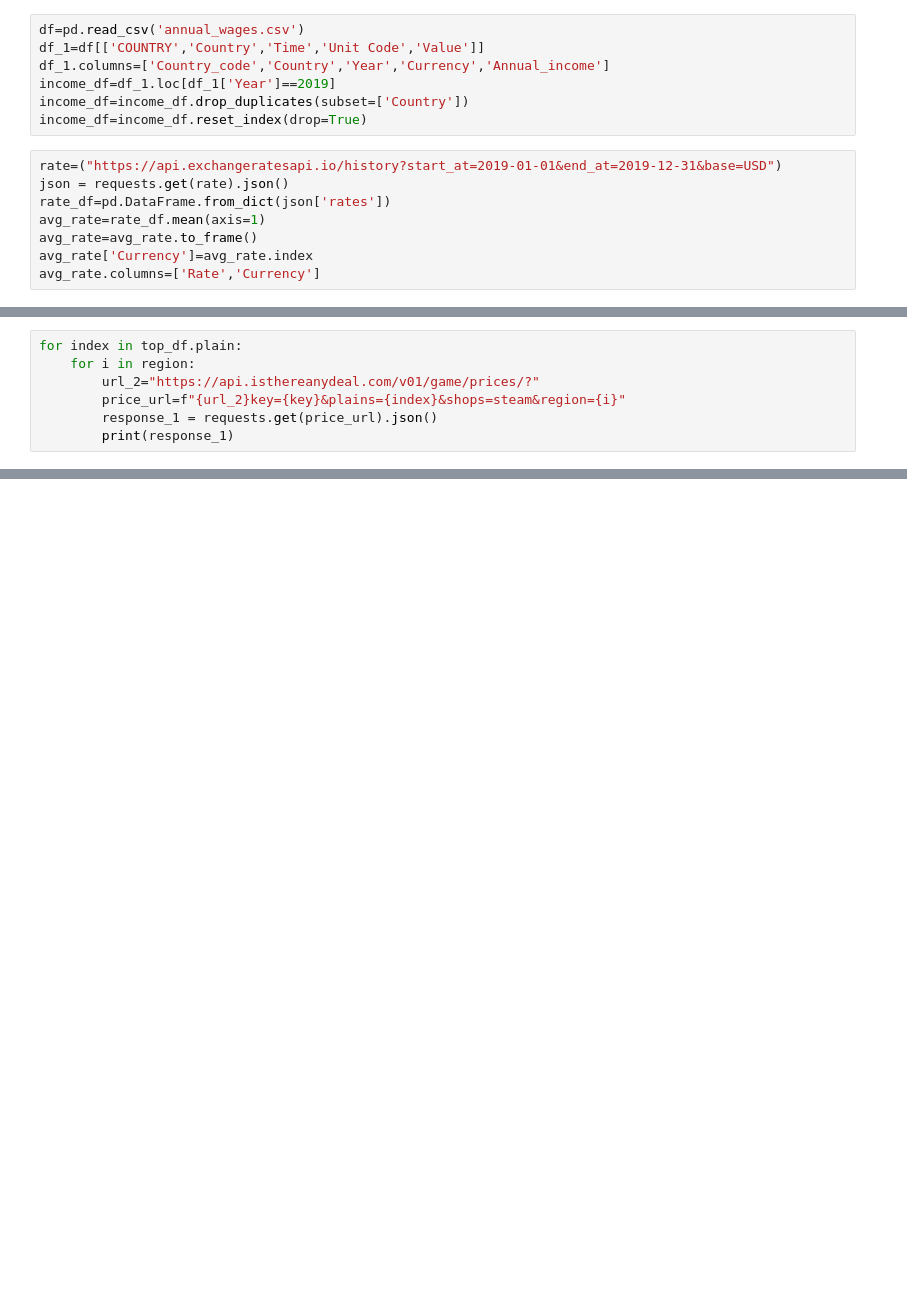
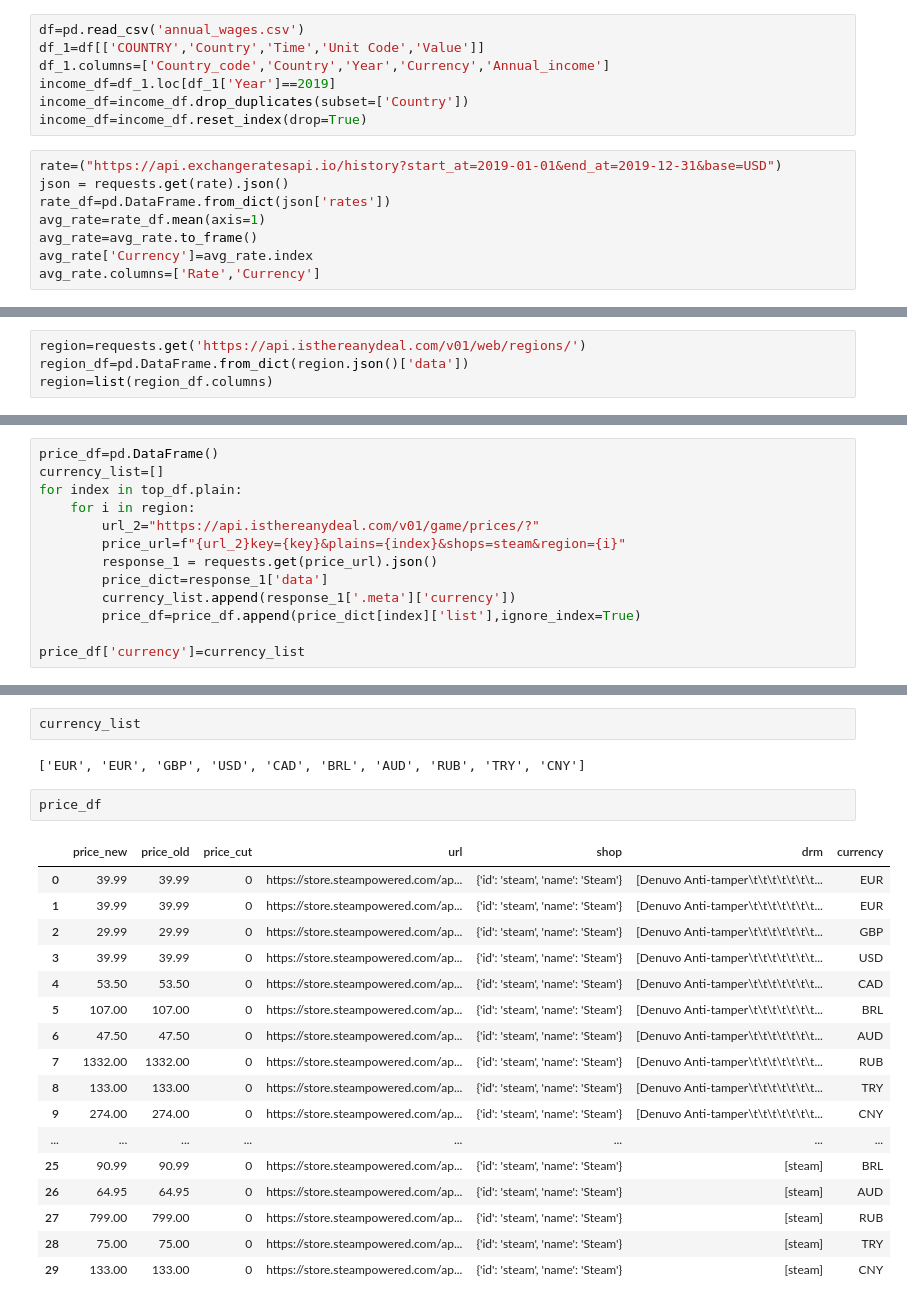
Before and after one commit to oscahui/ETL-project, a Jupyter notebook: isthereanydeal API.ipynb, the cells around one changed output, grey strips where cells are left out. Drawn from its saved outputs; the diff is of its cells as text; blank space fills up the shorter version.

```diff
--- a/isthereanydeal API.ipynb
+++ b/isthereanydeal API.ipynb
@@ -47 +46,5 @@ region=['us','eu1','au','ru','uk']
+# %%
+region=requests.get('https://api.isthereanydeal.com/v01/web/regions/')
+region_df=pd.DataFrame.from_dict(region.json()['data'])
+region=list(region_df.columns)
 # %%
@@ -60,7 +64,13 @@ top_df.drop(columns=['rank'])
 # %%
+price_df=pd.DataFrame()
+currency_list=[]
 for index in top_df.plain:
     for i in region:
         url_2="https://api.isthereanydeal.com/v01/game/prices/?"
         price_url=f"{url_2}key={key}&plains={index}&shops=steam&region={i}"
         response_1 = requests.get(price_url).json()
-        print(response_1)
+        price_dict=response_1['data']
+        currency_list.append(response_1['.meta']['currency'])
+        price_df=price_df.append(price_dict[index]['list'],ignore_index=True)
+
+price_df['currency']=currency_list
@@ -77,0 +92,24 @@ for index in top_df.plain:
+# %%
+currency_list
+# %% [output]
+['EUR', 'EUR', 'GBP', 'USD', 'CAD', 'BRL', 'AUD', 'RUB', 'TRY', 'CNY']
+# %%
+price_df
+# %% [output]
+|  | price_new | price_old | price_cut | url | shop | drm | currency |
+| 0 | 39.99 | 39.99 | 0 | https://store.steampowered.com/ap... | {'id': 'steam', 'name': 'Steam'} | [Denuvo Anti-tamper\t\t\t\t\t\t\t... | EUR |
+| 1 | 39.99 | 39.99 | 0 | https://store.steampowered.com/ap... | {'id': 'steam', 'name': 'Steam'} | [Denuvo Anti-tamper\t\t\t\t\t\t\t... | EUR |
+| 2 | 29.99 | 29.99 | 0 | https://store.steampowered.com/ap... | {'id': 'steam', 'name': 'Steam'} | [Denuvo Anti-tamper\t\t\t\t\t\t\t... | GBP |
+| 3 | 39.99 | 39.99 | 0 | https://store.steampowered.com/ap... | {'id': 'steam', 'name': 'Steam'} | [Denuvo Anti-tamper\t\t\t\t\t\t\t... | USD |
+| 4 | 53.50 | 53.50 | 0 | https://store.steampowered.com/ap... | {'id': 'steam', 'name': 'Steam'} | [Denuvo Anti-tamper\t\t\t\t\t\t\t... | CAD |
+| 5 | 107.00 | 107.00 | 0 | https://store.steampowered.com/ap... | {'id': 'steam', 'name': 'Steam'} | [Denuvo Anti-tamper\t\t\t\t\t\t\t... | BRL |
+| 6 | 47.50 | 47.50 | 0 | https://store.steampowered.com/ap... | {'id': 'steam', 'name': 'Steam'} | [Denuvo Anti-tamper\t\t\t\t\t\t\t... | AUD |
+| 7 | 1332.00 | 1332.00 | 0 | https://store.steampowered.com/ap... | {'id': 'steam', 'name': 'Steam'} | [Denuvo Anti-tamper\t\t\t\t\t\t\t... | RUB |
+| 8 | 133.00 | 133.00 | 0 | https://store.steampowered.com/ap... | {'id': 'steam', 'name': 'Steam'} | [Denuvo Anti-tamper\t\t\t\t\t\t\t... | TRY |
+| 9 | 274.00 | 274.00 | 0 | https://store.steampowered.com/ap... | {'id': 'steam', 'name': 'Steam'} | [Denuvo Anti-tamper\t\t\t\t\t\t\t... | CNY |
+| ... | ... | ... | ... | ... | ... | ... | ... |
+| 25 | 90.99 | 90.99 | 0 | https://store.steampowered.com/ap... | {'id': 'steam', 'name': 'Steam'} | [steam] | BRL |
+| 26 | 64.95 | 64.95 | 0 | https://store.steampowered.com/ap... | {'id': 'steam', 'name': 'Steam'} | [steam] | AUD |
+| 27 | 799.00 | 799.00 | 0 | https://store.steampowered.com/ap... | {'id': 'steam', 'name': 'Steam'} | [steam] | RUB |
+| 28 | 75.00 | 75.00 | 0 | https://store.steampowered.com/ap... | {'id': 'steam', 'name': 'Steam'} | [steam] | TRY |
+| 29 | 133.00 | 133.00 | 0 | https://store.steampowered.com/ap... | {'id': 'steam', 'name': 'Steam'} | [steam] | CNY |
```
Also changed, not shown: parts of 7 cells of this notebook.
